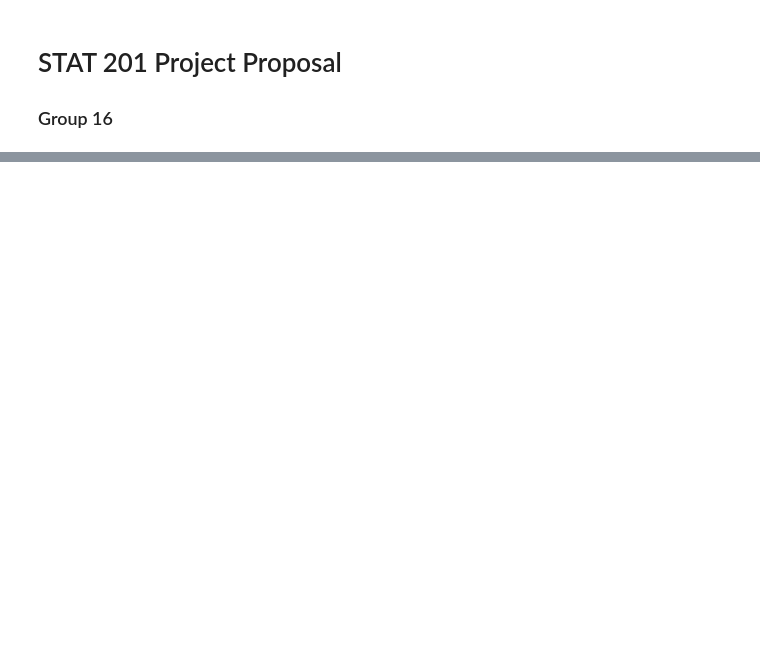
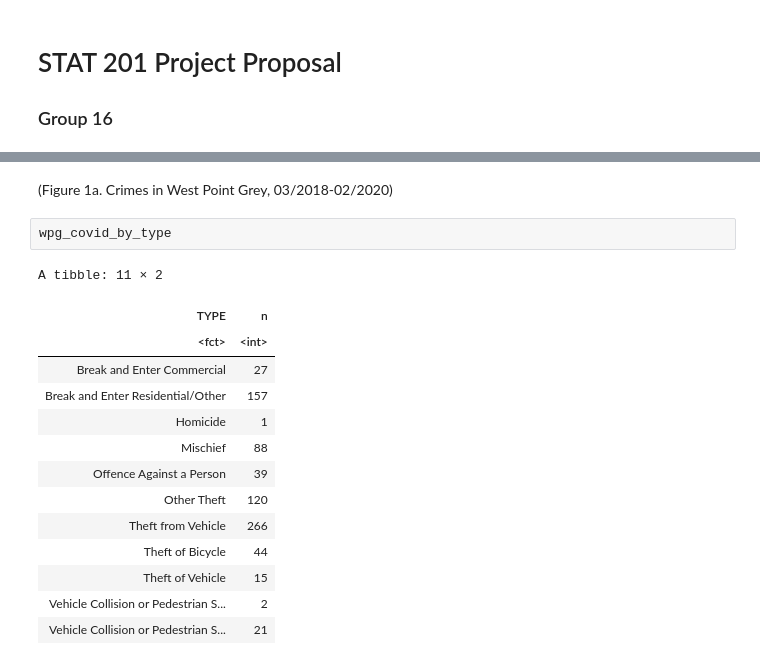
Before and after one commit to willis-cao/stat201-project-group16, a Jupyter notebook: proposal.ipynb, the cells around one changed output, grey strips where cells are left out. Drawn from its saved outputs; the diff is of its cells as text; blank space fills up the shorter version.

```diff
--- a/proposal.ipynb
+++ b/proposal.ipynb
@@ -71,0 +95,19 @@ dbl (7): YEAR, MONTH, DAY, HOUR, MINUTE, X, Y
+# %% [markdown]
+(Figure 1a. Crimes in West Point Grey, 03/2018-02/2020)
+# %%
+wpg_covid_by_type
+# %% [output]
+A tibble: 11 × 2
+| TYPE | n |
+| <fct> | <int> |
+| Break and Enter Commercial | 27 |
+| Break and Enter Residential/Other | 157 |
+| Homicide | 1 |
+| Mischief | 88 |
+| Offence Against a Person | 39 |
+| Other Theft | 120 |
+| Theft from Vehicle | 266 |
+| Theft of Bicycle | 44 |
+| Theft of Vehicle | 15 |
+| Vehicle Collision or Pedestrian S... | 2 |
+| Vehicle Collision or Pedestrian S... | 21 |
```
Also changed, not shown: parts of 14 cells of this notebook.
